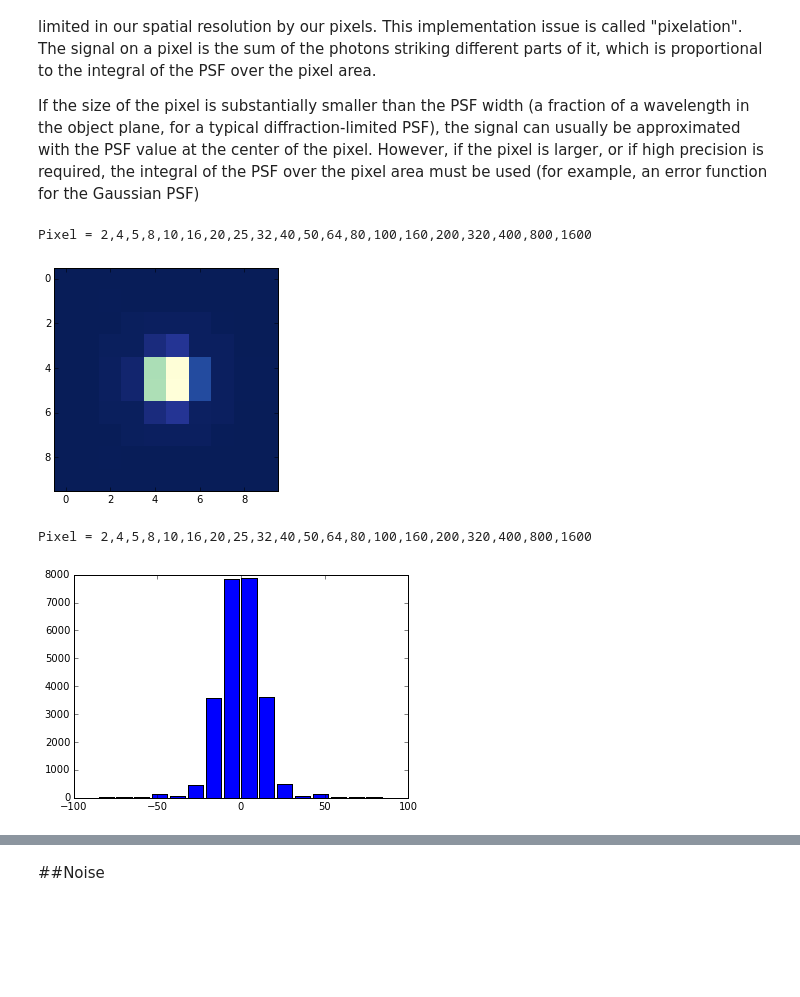
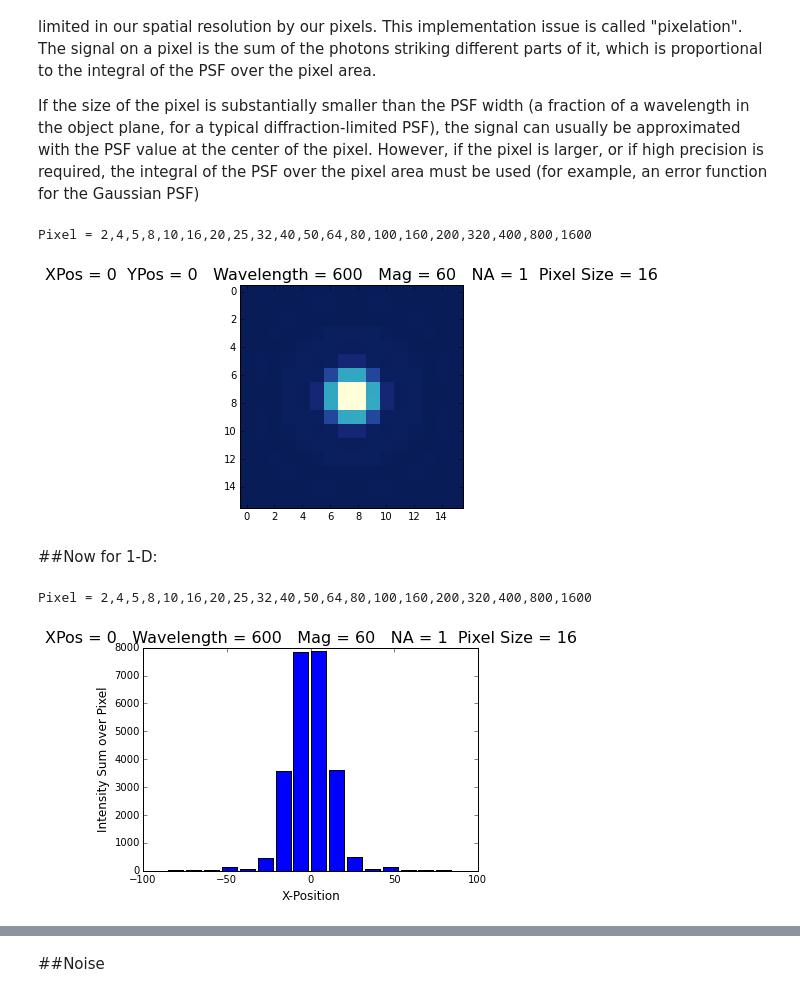
Before and after one commit to UCLA-Chem114/lab_notebooks, a Jupyter notebook: Intro to Superresolution.ipynb, the cells around one changed output, grey strips where cells are left out. Saved outputs shown, nothing was run; the diff lists cells and outputs as text; code cells hidden in the pictures; blank space fills up the shorter version.

```diff
--- a/Intro to Superresolution.ipynb
+++ b/Intro to Superresolution.ipynb
@@ -121,12 +128,23 @@ def plot_airy(x_0=0,
     rho = np.sqrt((xx-x_0)**2+(yy-y_0)**2) # Distance from center
     rho_tilde = 500*rho*NA/(M*l) # The 500 is just a scaling factor
 
-    #I_0 = (math.pi**4/(epsilon_0*n*n_prime))*(mu**2/l**6)*(NA**4/M**2)  # Represents the number of photons we recieve
-
     I = (2*scipy.special.jv(1,2*math.pi*rho_tilde)/(2*math.pi*rho_tilde))**2 #Represents where we recieve the photons spatially
 
-    #I = (2*scipy.special.jv(1,2*math.pi*rho_tilde)/(2*math.pi*rho_tilde))**2 #Represents where we recieve the photons spatially
 
-    #h = plt.contourf(xdist,ydist,I)
+    # Plot the graphs!
+    figure(1)
+    plt.figure(figsize=(5,5))
     imshow(I, cmap='YlGnBu_r', interpolation='nearest');
+    title('XPos = %d  YPos = %d   Wavelength = %d   Mag = %d   NA = %d' % (x_0, y_0, l, M, NA),
+          fontsize=16)
+    xlabel('X-Position', fontsize=12)
+    ylabel('Y-Position', fontsize=12)
+
+    figure(2)
+    plt.figure(figsize=(5,5))
+    plot(xdist,I[I.shape[1]/2+y_0/0.1,:], lw= 4);
+    title(r"Easier to see in 1-D",
+          fontsize=16)
+    xlabel('X-Position', fontsize=12)
+    ylabel('Normalized Intensity', fontsize=12)
 # %% [output]
@@ -300,35 +299,45 @@ def plot_airy(x_0=0, y_0=0, l = 600, M = 60, NA = 1.4,pixelsize = 16):
     n  = 1.518    #index of refraction of material surrounding emmitter
     n_prime = 1.518 #index of refraction of objective
     #M  = 60       # Magnification (60x)
 
     #Jury rigging the code
     x_0 = np.float(x_0)
     y_0 = np.float(y_0)
     l = np.float(l)
     M = np.float(M)
     NA = np.float(NA)
     pixelsize = np.float(pixelsize)
 
     # Function
     xx, yy = meshgrid(xdist, ydist, sparse=True) # Prepares Grid Points
     rho = np.sqrt((xx-x_0)**2+(yy-y_0)**2) # Distance from center
     rho_tilde = 500*rho*NA/(M*l) # The 500 is just a scaling factor
 
     #Usable Pixel Numbers
-    print 'Pixel = 2,4,5,8,10,16,20,25,32,40,50,64,80,100,160,200,320,400,800,1600'
+    print('Pixel = 2,4,5,8,10,16,20,25,32,40,50,64,80,100,160,200,320,400,800,1600')
 
     #I_0 = (math.pi**4/(epsilon_0*n*n_prime))*(mu**2/l**6)*(NA**4/M**2)  # Represents the number of photons we recieve
 
     I = (2*scipy.special.jv(1,2*math.pi*rho_tilde)/(2*math.pi*rho_tilde))**2 #Represents where we recieve the photons spatially
 
     pixel = I.reshape(pixelsize,1600/pixelsize,pixelsize,1600/pixelsize)
     pixel = pixel.sum(axis=3).sum(axis=1)
     xpixel = linspace(-80,80,16)
     ypixel = xpixel
+    centerpixel = xpixel-5
+    barsize = 9
+
+    figure(1)
+    plt.figure(figsize=(10,10))
     imshow(pixel,cmap='YlGnBu_r',interpolation = 'nearest')
+    title('XPos = %d  YPos = %d   Wavelength = %d   Mag = %d   NA = %d  Pixel Size = %d' %
+          (x_0, y_0, l, M, NA, pixelsize),
+          fontsize = 16)
 # %% [output]
 Pixel = 2,4,5,8,10,16,20,25,32,40,50,64,80,100,160,200,320,400,800,1600
-[figure, old version]
+[figure, new version]
+# %% [markdown]
+##Now for 1-D:
 # %%
 @interact(x_0 = u'0',
           l = u'600',
@@ -358,7 +367,7 @@ def plot_airy2d(x_0=0, l = 600, M = 60, NA = 1.4, pixelsize = 16):
     pixelsize = np.float(pixelsize)
 
     #Usable Pixel Numbers
-    print 'Pixel = 2,4,5,8,10,16,20,25,32,40,50,64,80,100,160,200,320,400,800,1600'
+    print('Pixel = 2,4,5,8,10,16,20,25,32,40,50,64,80,100,160,200,320,400,800,1600')
 
     # Function
     xx, yy = meshgrid(xdist, ydist, sparse=True) # Prepares Grid Points
@@ -374,10 +383,17 @@ def plot_airy2d(x_0=0, l = 600, M = 60, NA = 1.4, pixelsize = 16):
     xpixel = linspace(-80,80,pixelsize)
     ypixel = xpixel
     centerpixel = xpixel-5
-    bar(centerpixel,pixel[pixel.shape[1]/2,:],width=9)
+    barwidth= 144/pixelsize
+    plt.figure(figsize=(10,10))
+    bar(centerpixel,pixel[pixel.shape[1]/2,:],width=barwidth)
+    title('XPos = %d   Wavelength = %d   Mag = %d   NA = %d  Pixel Size = %d' %
+          (x_0, l, M, NA, pixelsize),
+          fontsize = 16)
+    xlabel('X-Position', fontsize=12)
+    ylabel('Intensity Sum over Pixel', fontsize=12)
 # %% [output]
 Pixel = 2,4,5,8,10,16,20,25,32,40,50,64,80,100,160,200,320,400,800,1600
-[figure, old version]
+[figure, new version]
 # %%
 @interact(x_0 =u'0',
           l = u'600',
```
Also changed, not shown: parts of 17 cells of this notebook, 3 other files.
